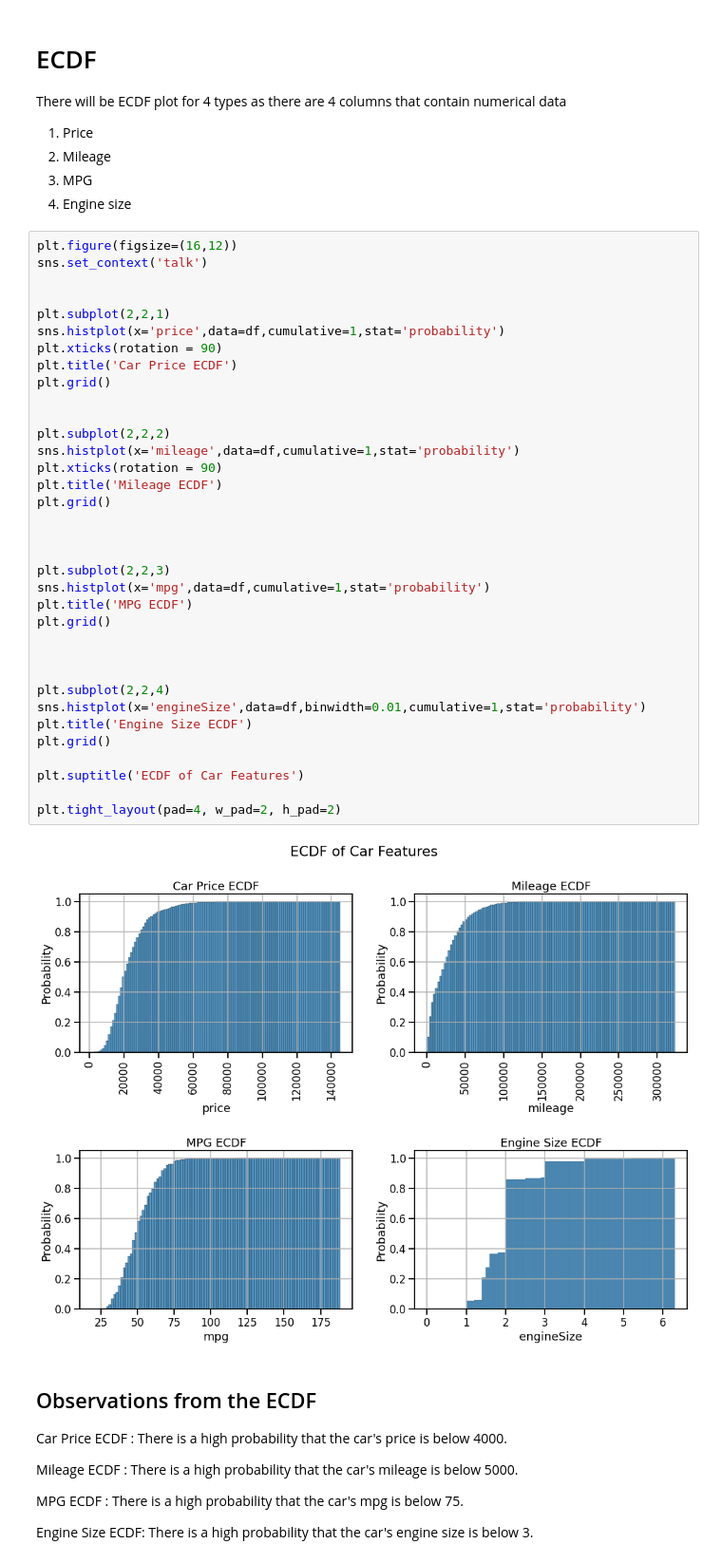
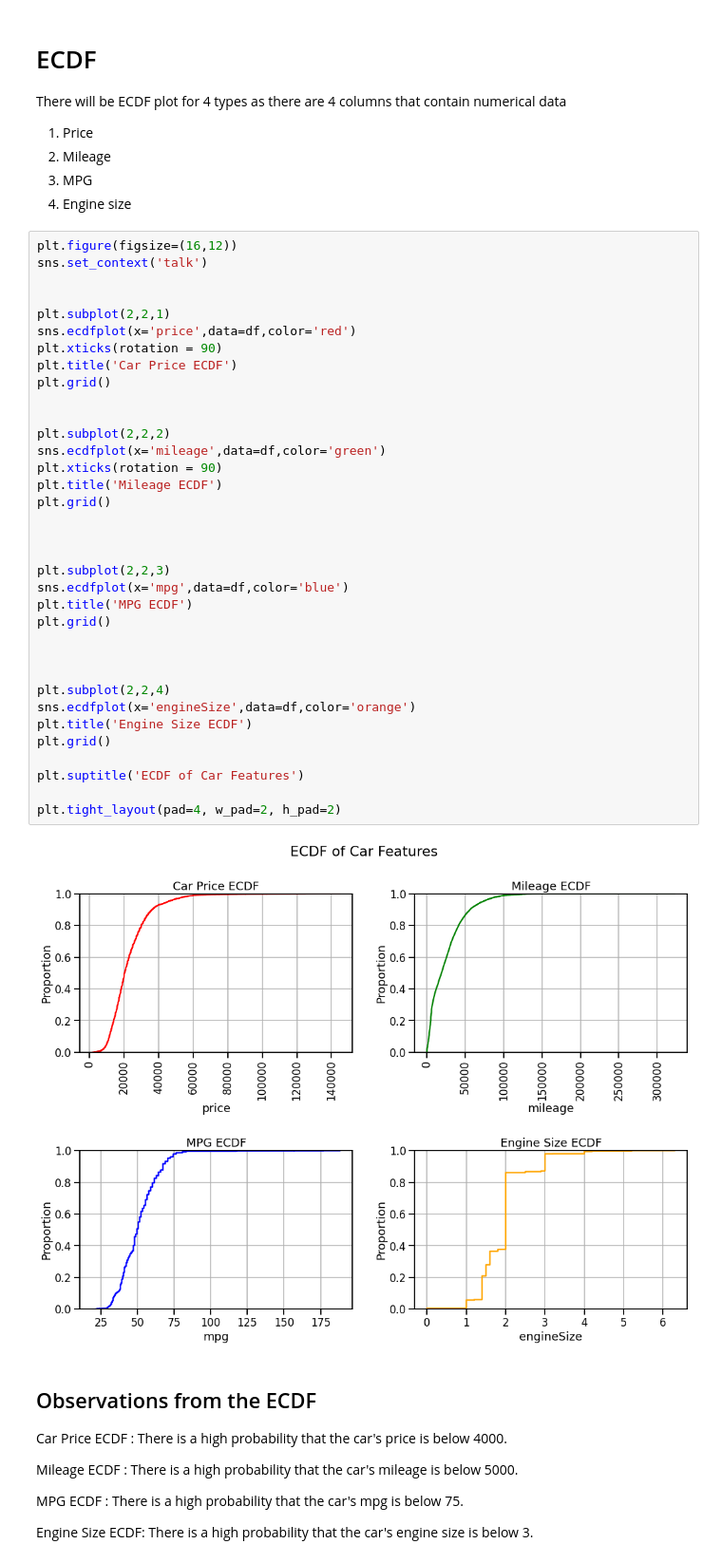
Before and after one commit to ahsanul-islam/Audi_used_car_analysis, a Jupyter notebook: audi_used_car_EDA.ipynb, the cells around one changed output. Shown at 95% size. Cells and saved outputs as stored; diff of their text form.

```diff
--- a/audi_used_car_EDA.ipynb
+++ b/audi_used_car_EDA.ipynb
@@ -335,38 +335,38 @@ plt.figure(figsize=(16,12))
 sns.set_context('talk')
 
 
 plt.subplot(2,2,1)
-sns.histplot(x='price',data=df,cumulative=1,stat='probability')
+sns.ecdfplot(x='price',data=df,color='red')
 plt.xticks(rotation = 90)
 plt.title('Car Price ECDF')
 plt.grid()
 
 
 plt.subplot(2,2,2)
-sns.histplot(x='mileage',data=df,cumulative=1,stat='probability')
+sns.ecdfplot(x='mileage',data=df,color='green')
 plt.xticks(rotation = 90)
 plt.title('Mileage ECDF')
 plt.grid()
 
 
 
 plt.subplot(2,2,3)
-sns.histplot(x='mpg',data=df,cumulative=1,stat='probability')
+sns.ecdfplot(x='mpg',data=df,color='blue')
 plt.title('MPG ECDF')
 plt.grid()
 
 
 
 plt.subplot(2,2,4)
-sns.histplot(x='engineSize',data=df,binwidth=0.01,cumulative=1,stat='probability')
+sns.ecdfplot(x='engineSize',data=df,color='orange')
 plt.title('Engine Size ECDF')
 plt.grid()
 
 plt.suptitle('ECDF of Car Features')
 
 plt.tight_layout(pad=4, w_pad=2, h_pad=2)
 # %% [output]
-[figure, old version]
+[figure, new version]
 # %% [markdown]
 ## Observations from the ECDF
 Car Price ECDF   : There is a high probability that the car's price is below 4000.
```
Also changed, not shown: parts of 3 cells of this notebook.
